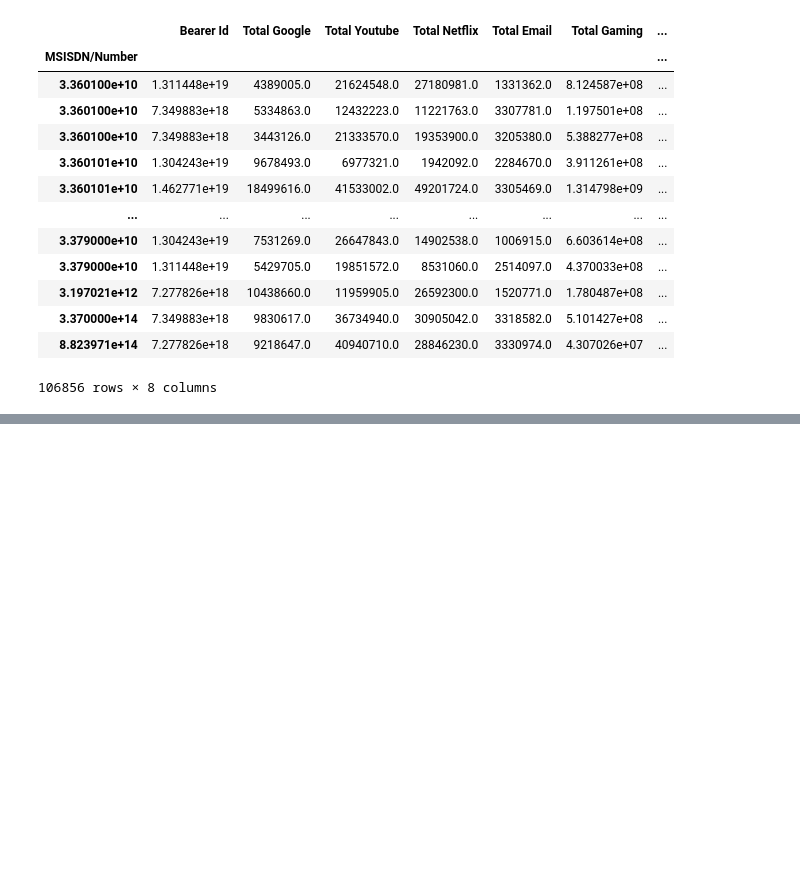
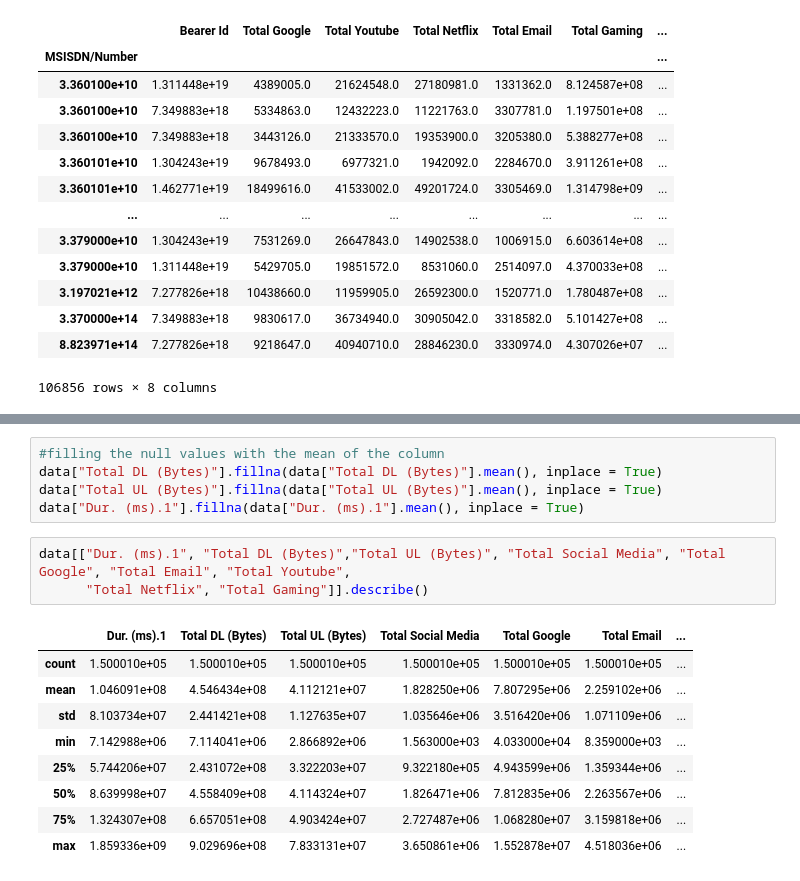
Before and after one commit to bezawitalemyimer/10xAc, a Jupyter notebook: week1/notebooks/data_source_csv.ipynb, the cells around one changed output, grey strips where cells are left out. Cells and saved outputs as stored; diff of their text form; blank space fills up the shorter version.

```diff
--- a/week1/notebooks/data_source_csv.ipynb
+++ b/week1/notebooks/data_source_csv.ipynb
@@ -483,0 +501,18 @@ app_data.groupby(["MSISDN/Number"]).agg('sum')
+# %%
+#filling the null values with the mean of the column
+data["Total DL (Bytes)"].fillna(data["Total DL (Bytes)"].mean(), inplace = True)
+data["Total UL (Bytes)"].fillna(data["Total UL (Bytes)"].mean(), inplace = True)
+data["Dur. (ms).1"].fillna(data["Dur. (ms).1"].mean(), inplace = True)
+# %%
+data[["Dur. (ms).1", "Total DL (Bytes)","Total UL (Bytes)", "Total Social Media", "Total Google", "Total Email", "Total Youtube",
+      "Total Netflix", "Total Gaming"]].describe()
+# %% [output]
+|  | Dur. (ms).1 | Total DL (Bytes) | Total UL (Bytes) | Total Social Media | Total Google | Total Email | ... |
+| count | 1.500010e+05 | 1.500010e+05 | 1.500010e+05 | 1.500010e+05 | 1.500010e+05 | 1.500010e+05 | ... |
+| mean | 1.046091e+08 | 4.546434e+08 | 4.112121e+07 | 1.828250e+06 | 7.807295e+06 | 2.259102e+06 | ... |
+| std | 8.103734e+07 | 2.441421e+08 | 1.127635e+07 | 1.035646e+06 | 3.516420e+06 | 1.071109e+06 | ... |
+| min | 7.142988e+06 | 7.114041e+06 | 2.866892e+06 | 1.563000e+03 | 4.033000e+04 | 8.359000e+03 | ... |
+| 25% | 5.744206e+07 | 2.431072e+08 | 3.322203e+07 | 9.322180e+05 | 4.943599e+06 | 1.359344e+06 | ... |
+| 50% | 8.639998e+07 | 4.558409e+08 | 4.114324e+07 | 1.826471e+06 | 7.812835e+06 | 2.263567e+06 | ... |
+| 75% | 1.324307e+08 | 6.657051e+08 | 4.903424e+07 | 2.727487e+06 | 1.068280e+07 | 3.159818e+06 | ... |
+| max | 1.859336e+09 | 9.029696e+08 | 7.833131e+07 | 3.650861e+06 | 1.552878e+07 | 4.518036e+06 | ... |
```
Also changed, not shown: parts of 5 cells of this notebook.
